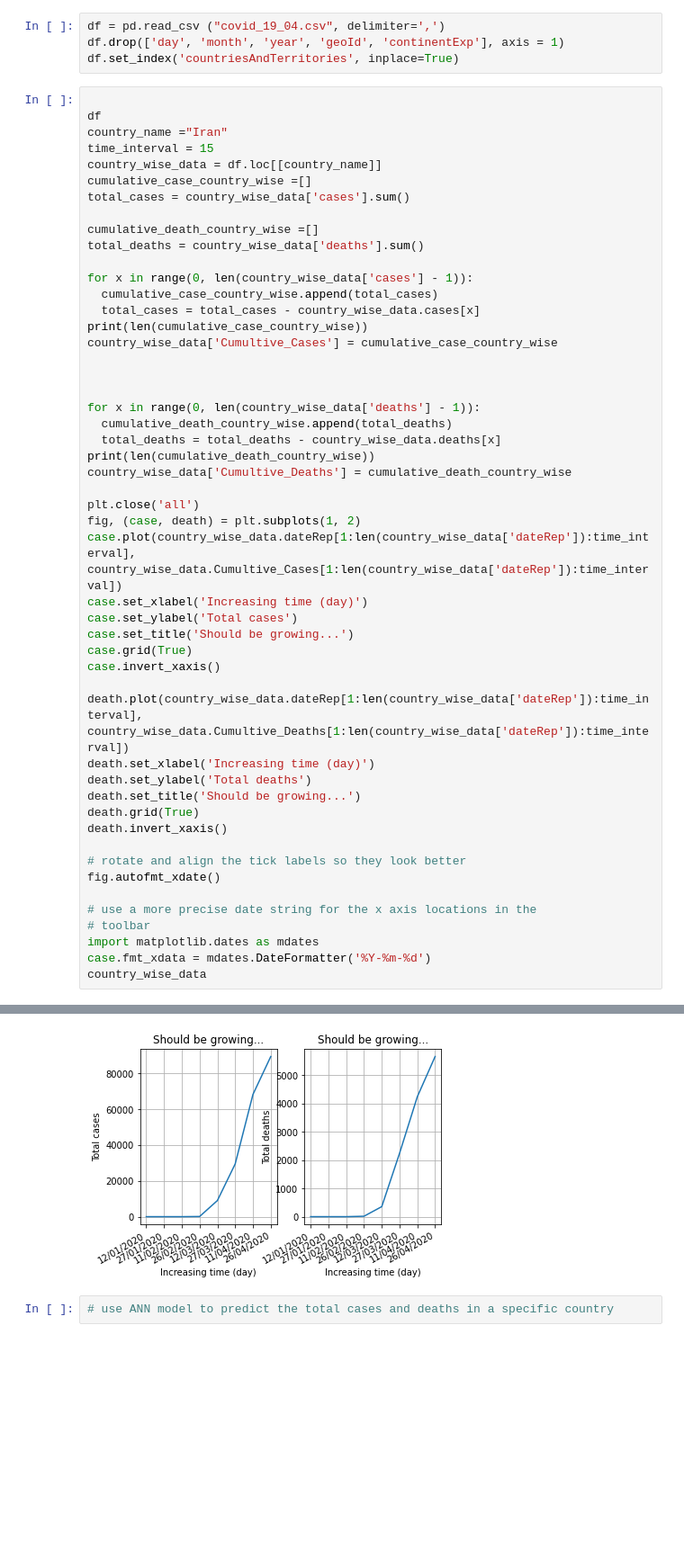
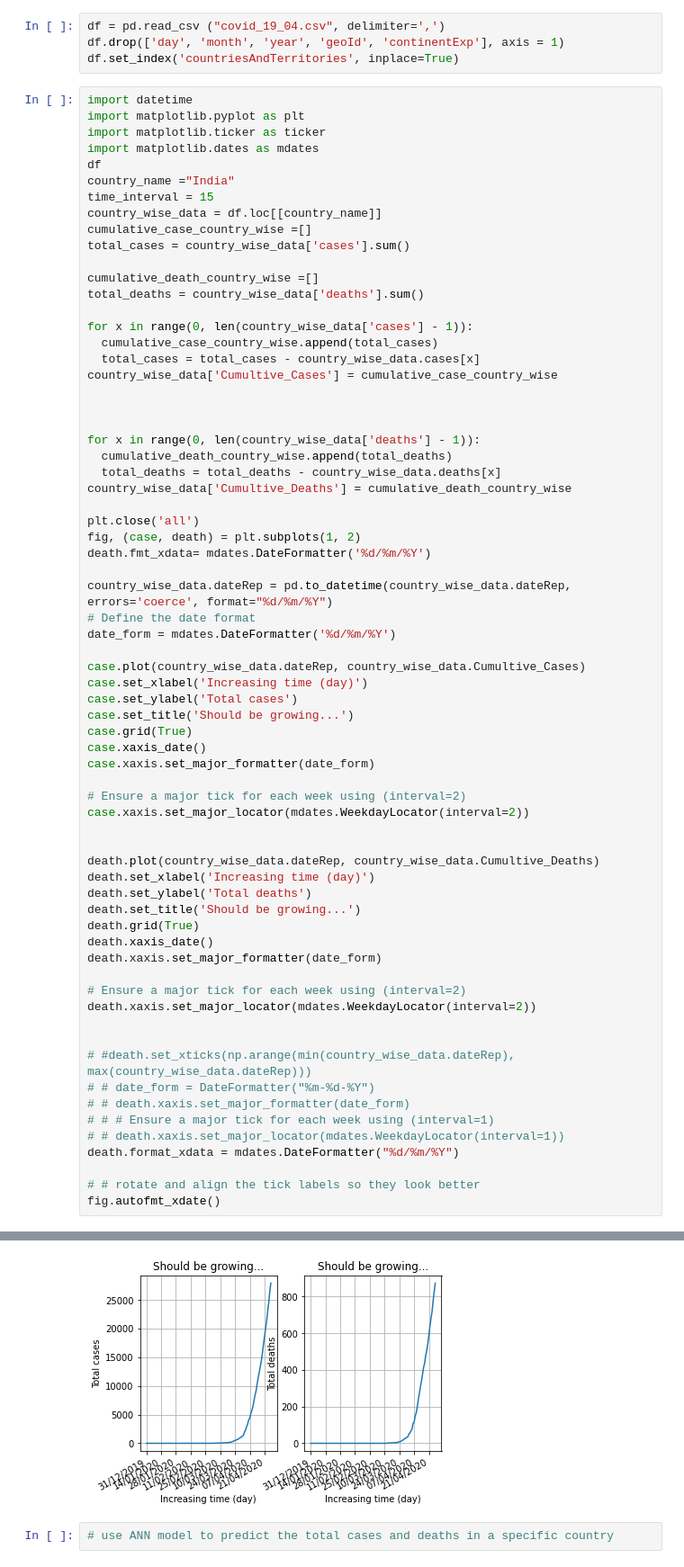
Before and after one commit to tekchandk/Covid-19, a Jupyter notebook: corona.ipynb, the cells around one changed output, grey strips where cells are left out. Shown at 90% size. Saved outputs shown, nothing was run; the diff lists cells and outputs as text; blank space fills up the shorter version.

```diff
--- a/corona.ipynb
+++ b/corona.ipynb
@@ -14,9 +14,12 @@ df = pd.read_csv ("covid_19_04.csv", delimiter=',')
 df.drop(['day', 'month', 'year', 'geoId', 'continentExp'], axis = 1)
 df.set_index('countriesAndTerritories', inplace=True)
 # %%
-
+import datetime
+import matplotlib.pyplot as plt
+import matplotlib.ticker as ticker
+import matplotlib.dates as mdates
 df
-country_name ="Iran"
+country_name ="India"
 time_interval = 15
 country_wise_data = df.loc[[country_name]]
 cumulative_case_country_wise =[]
@@ -28,7 +31,6 @@ total_deaths = country_wise_data['deaths'].sum()
 for x in range(0, len(country_wise_data['cases'] - 1)):
   cumulative_case_country_wise.append(total_cases)
   total_cases = total_cases - country_wise_data.cases[x]
-print(len(cumulative_case_country_wise))
 country_wise_data['Cumultive_Cases'] = cumulative_case_country_wise
 
 
@@ -36,31 +38,47 @@ country_wise_data['Cumultive_Cases'] = cumulative_case_country_wise
 for x in range(0, len(country_wise_data['deaths'] - 1)):
   cumulative_death_country_wise.append(total_deaths)
   total_deaths = total_deaths - country_wise_data.deaths[x]
-print(len(cumulative_death_country_wise))
 country_wise_data['Cumultive_Deaths'] = cumulative_death_country_wise
 
 plt.close('all')
 fig, (case, death) = plt.subplots(1, 2)
-case.plot(country_wise_data.dateRep[1:len(country_wise_data['dateRep']):time_interval], country_wise_data.Cumultive_Cases[1:len(country_wise_data['dateRep']):time_interval])
+death.fmt_xdata= mdates.DateFormatter('%d/%m/%Y')
+
+country_wise_data.dateRep = pd.to_datetime(country_wise_data.dateRep, errors='coerce', format="%d/%m/%Y")
+# Define the date format
+date_form = mdates.DateFormatter('%d/%m/%Y')
+
+case.plot(country_wise_data.dateRep, country_wise_data.Cumultive_Cases)
 case.set_xlabel('Increasing time (day)')
 case.set_ylabel('Total cases')
 case.set_title('Should be growing...')
 case.grid(True)
-case.invert_xaxis()
+case.xaxis_date()
+case.xaxis.set_major_formatter(date_form)
 
-death.plot(country_wise_data.dateRep[1:len(country_wise_data['dateRep']):time_interval], country_wise_data.Cumultive_Deaths[1:len(country_wise_data['dateRep']):time_interval])
+# Ensure a major tick for each week using (interval=2)
+case.xaxis.set_major_locator(mdates.WeekdayLocator(interval=2))
+
+
+death.plot(country_wise_data.dateRep, country_wise_data.Cumultive_Deaths)
 death.set_xlabel('Increasing time (day)')
 death.set_ylabel('Total deaths')
 death.set_title('Should be growing...')
 death.grid(True)
-death.invert_xaxis()
+death.xaxis_date()
+death.xaxis.set_major_formatter(date_form)
 
-# rotate and align the tick labels so they look better
+# Ensure a major tick for each week using (interval=2)
+death.xaxis.set_major_locator(mdates.WeekdayLocator(interval=2))
+
+
+# #death.set_xticks(np.arange(min(country_wise_data.dateRep), max(country_wise_data.dateRep)))
+# # date_form = DateFormatter("%m-%d-%Y")
+# # death.xaxis.set_major_formatter(date_form)
+# # # Ensure a major tick for each week using (interval=1)
+# # death.xaxis.set_major_locator(mdates.WeekdayLocator(interval=1))
+death.format_xdata = mdates.DateFormatter("%d/%m/%Y")
+
+# # rotate and align the tick labels so they look better
 fig.autofmt_xdate()
-
-# use a more precise date string for the x axis locations in the
-# toolbar
-import matplotlib.dates as mdates
-case.fmt_xdata = mdates.DateFormatter('%Y-%m-%d')
-country_wise_data
 # %% [output]
@@ -83,3 +85,3 @@ country_wise_data
-[figure, old version]
+[figure, new version]
 # %%
 # use ANN model to predict the total cases and deaths in a specific country
```
Also changed, not shown: parts of 2 cells of this notebook.
